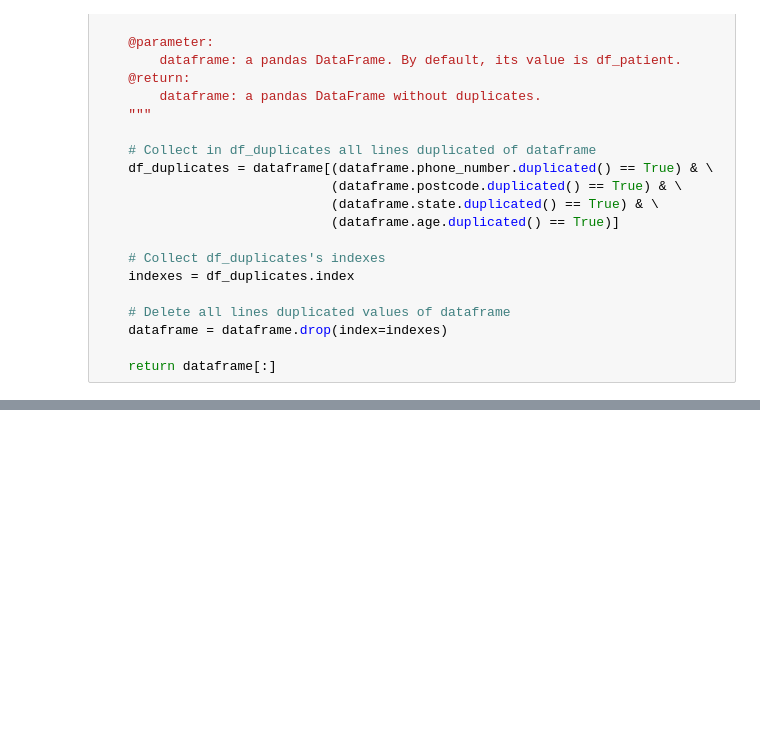
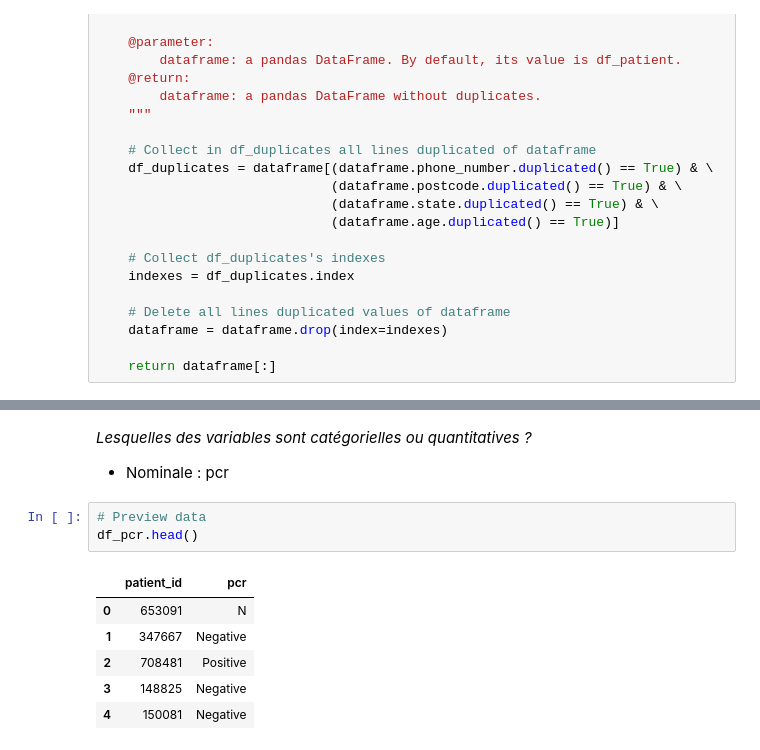
Before and after one commit to agougoua/inria-aphp-assignment, a Jupyter notebook: inria-aphp-assignment.ipynb, the cells around one changed output, grey strips where cells are left out. Saved outputs shown, nothing was run; the diff lists cells and outputs as text; blank space fills up the shorter version.

```diff
--- a/inria-aphp-assignment.ipynb
+++ b/inria-aphp-assignment.ipynb
@@ -1077,0 +1113,13 @@ def test
+# %% [markdown]
+*Lesquelles des variables sont catégorielles ou quantitatives ?*
+* Nominale : pcr
+# %%
+# Preview data
+df_pcr.head()
+# %% [output]
+|  | patient_id | pcr |
+| 0 | 653091 | N |
+| 1 | 347667 | Negative |
+| 2 | 708481 | Positive |
+| 3 | 148825 | Negative |
+| 4 | 150081 | Negative |
```
Also changed, not shown: parts of 32 cells of this notebook, 1 other file.
